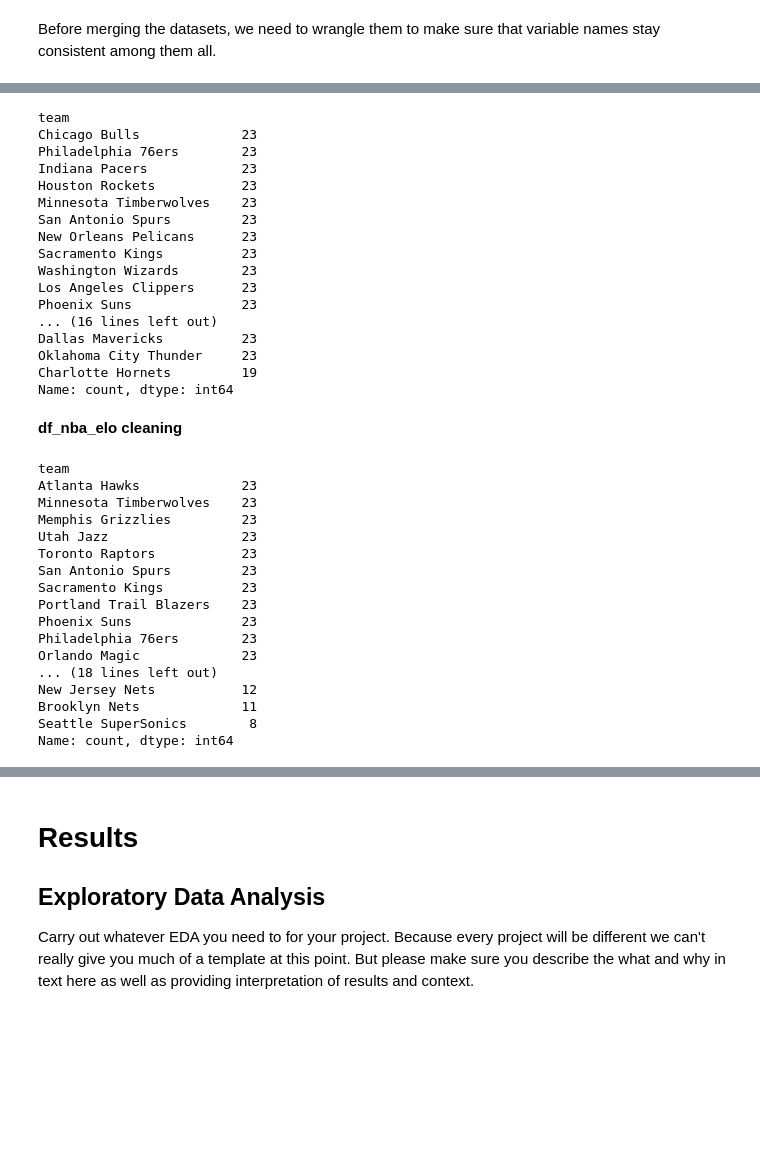
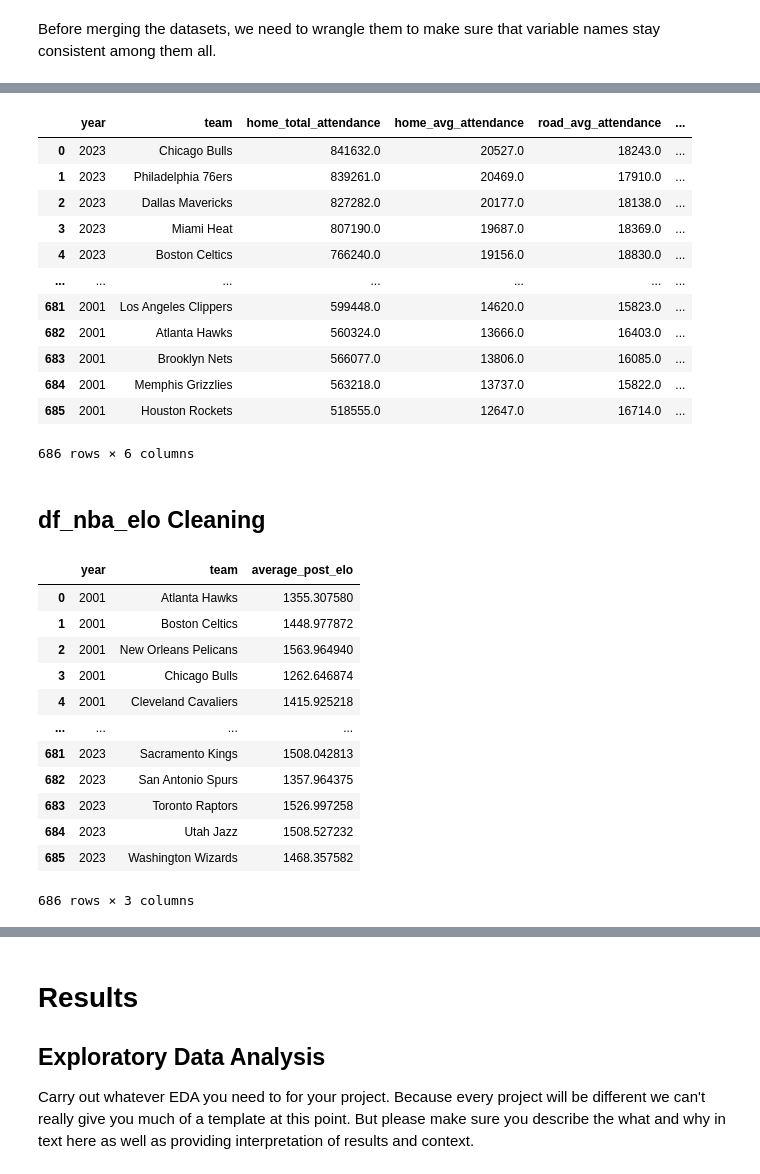
Before and after one commit to katieki/COGS108-Group159-FA24, a Jupyter notebook: EDACheckpoint_Group159-FA24.ipynb, the cells around one changed output, grey strips where cells are left out. Drawn from its saved outputs; the diff is of its cells as text; code cells hidden in the pictures; blank space fills up the shorter version.

```diff
--- a/EDACheckpoint_Group159-FA24.ipynb
+++ b/EDACheckpoint_Group159-FA24.ipynb
@@ -288,27 +242,23 @@ team_name_mapping_refined = {
 # Apply the refined mapping to standardize the team names
 df_att_reports['team'] = df_att_reports['team'].replace(team_name_mapping_refined)
 # %%
-df_att_reports['team'].value_counts()
+df_att_reports
 # %% [output]
+|  | year | team | home_total_attendance | home_avg_attendance | road_avg_attendance | ... |
+| 0 | 2023 | Chicago Bulls | 841632.0 | 20527.0 | 18243.0 | ... |
+| 1 | 2023 | Philadelphia 76ers | 839261.0 | 20469.0 | 17910.0 | ... |
+| 2 | 2023 | Dallas Mavericks | 827282.0 | 20177.0 | 18138.0 | ... |
+| 3 | 2023 | Miami Heat | 807190.0 | 19687.0 | 18369.0 | ... |
+| 4 | 2023 | Boston Celtics | 766240.0 | 19156.0 | 18830.0 | ... |
+| ... | ... | ... | ... | ... | ... | ... |
+| 681 | 2001 | Los Angeles Clippers | 599448.0 | 14620.0 | 15823.0 | ... |
+| 682 | 2001 | Atlanta Hawks | 560324.0 | 13666.0 | 16403.0 | ... |
+| 683 | 2001 | Brooklyn Nets | 566077.0 | 13806.0 | 16085.0 | ... |
+| 684 | 2001 | Memphis Grizzlies | 563218.0 | 13737.0 | 15822.0 | ... |
+| 685 | 2001 | Houston Rockets | 518555.0 | 12647.0 | 16714.0 | ... |
-team
-Chicago Bulls             23
-Philadelphia 76ers        23
-Indiana Pacers            23
-Houston Rockets           23
-Minnesota Timberwolves    23
-San Antonio Spurs         23
-New Orleans Pelicans      23
-Sacramento Kings          23
-Washington Wizards        23
-Los Angeles Clippers      23
-Phoenix Suns              23
-... (16 lines left out)
-Dallas Mavericks          23
-Oklahoma City Thunder     23
-Charlotte Hornets         19
-Name: count, dtype: int64
+686 rows × 6 columns
 # %% [markdown]
-**df_nba_elo cleaning**
+## df_nba_elo Cleaning
 # %%
 # Group by season and team1, then calculate the average post elo scores (elo1_post)
 df_nba_elo = (
@@ -373,20 +334,16 @@ df_nba_elo.loc[194, 'team'] = "New Orleans Pelicans"
 # %%
-df_nba_elo['team'].value_counts()
+df_nba_elo
 # %% [output]
+|  | year | team | average_post_elo |
+| 0 | 2001 | Atlanta Hawks | 1355.307580 |
+| 1 | 2001 | Boston Celtics | 1448.977872 |
+| 2 | 2001 | New Orleans Pelicans | 1563.964940 |
+| 3 | 2001 | Chicago Bulls | 1262.646874 |
+| 4 | 2001 | Cleveland Cavaliers | 1415.925218 |
+| ... | ... | ... | ... |
+| 681 | 2023 | Sacramento Kings | 1508.042813 |
+| 682 | 2023 | San Antonio Spurs | 1357.964375 |
+| 683 | 2023 | Toronto Raptors | 1526.997258 |
+| 684 | 2023 | Utah Jazz | 1508.527232 |
+| 685 | 2023 | Washington Wizards | 1468.357582 |
-team
-Atlanta Hawks             23
-Minnesota Timberwolves    23
-Memphis Grizzlies         23
-Utah Jazz                 23
-Toronto Raptors           23
-San Antonio Spurs         23
-Sacramento Kings          23
-Portland Trail Blazers    23
-Phoenix Suns              23
-Philadelphia 76ers        23
-Orlando Magic             23
-... (18 lines left out)
-New Jersey Nets           12
-Brooklyn Nets             11
-Seattle SuperSonics        8
-Name: count, dtype: int64
+686 rows × 3 columns
```
Also changed, not shown: parts of 21 cells of this notebook, 3 other files.
